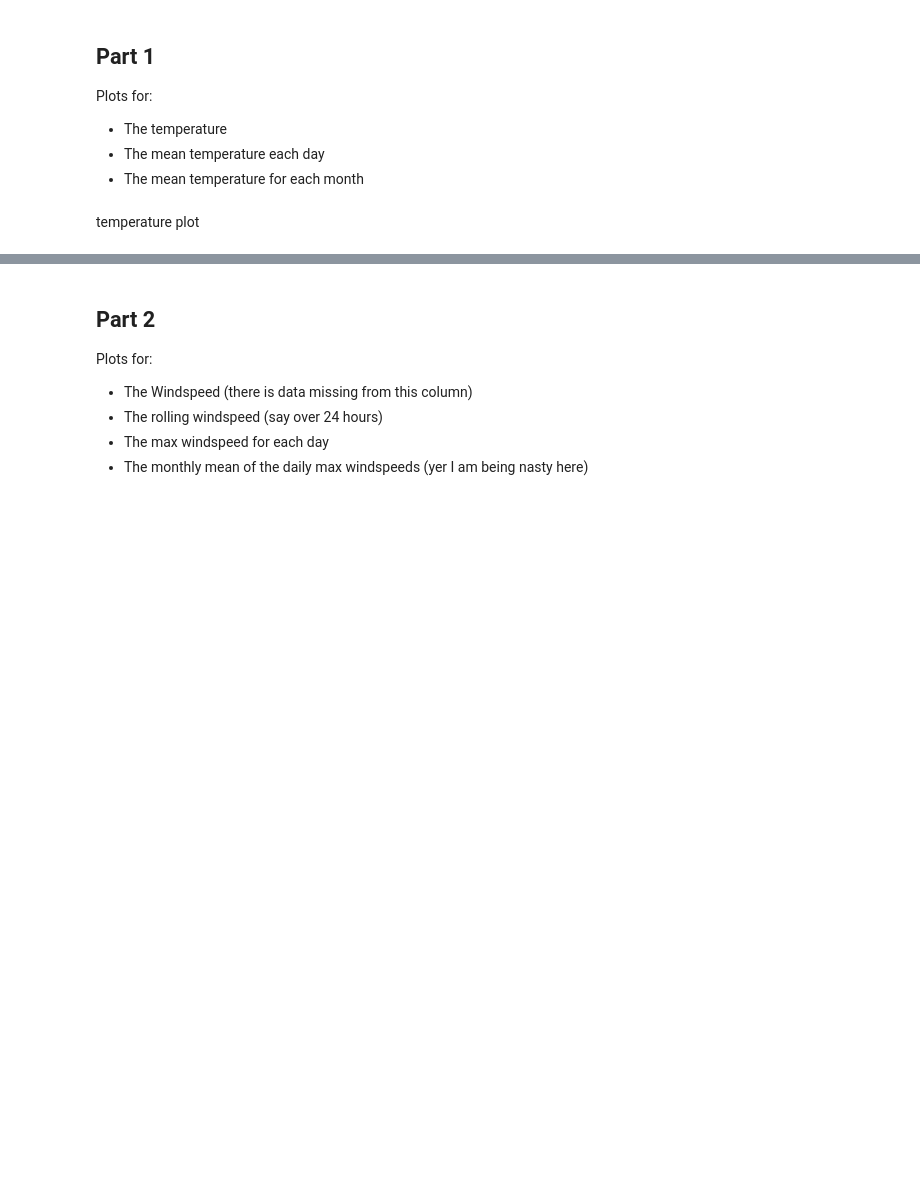
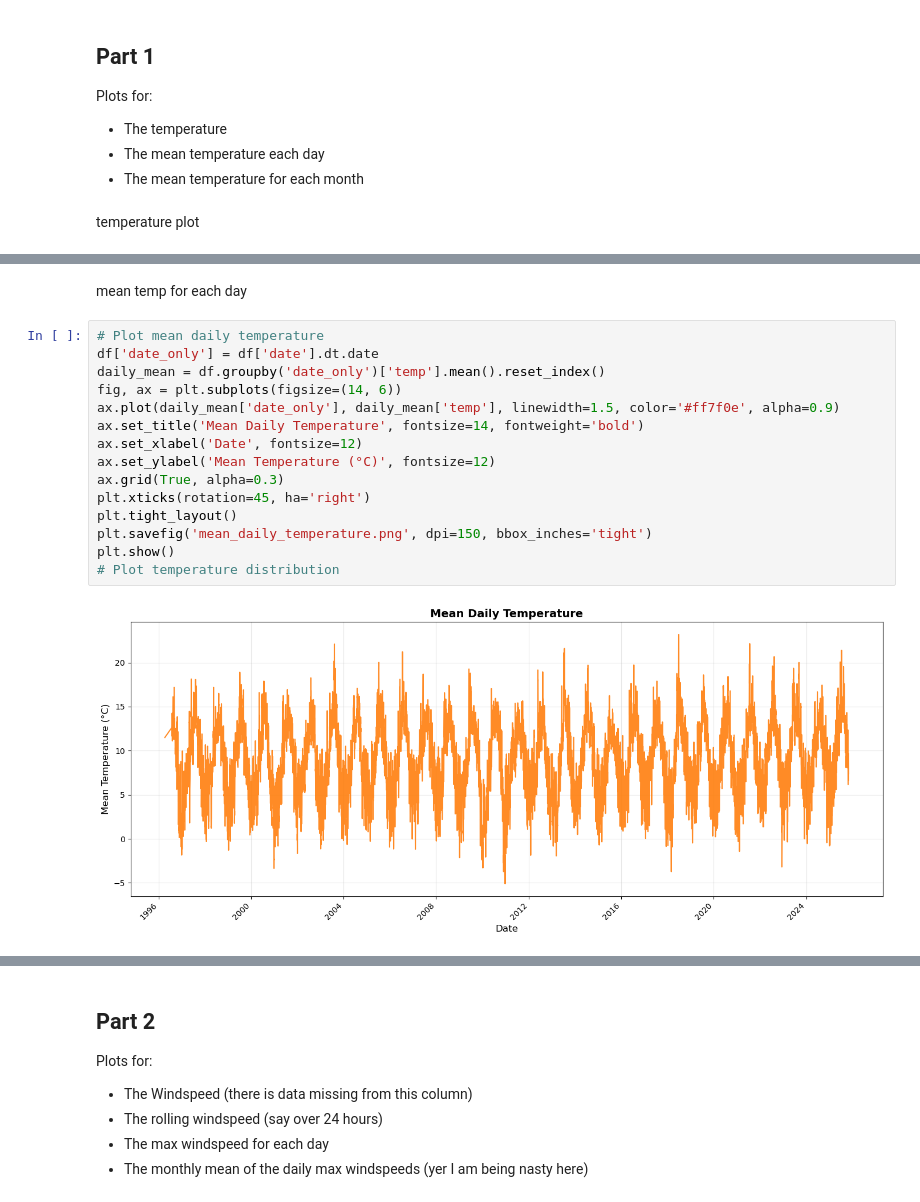
Before and after one commit to KaiiMenai/programming-for-data-analytics, a Jupyter notebook: pfda-assignments/assignment06-weather.ipynb, the cells around one changed output, grey strips where cells are left out. Drawn from its saved outputs; the diff is of its cells as text; blank space fills up the shorter version.

```diff
--- a/pfda-assignments/assignment06-weather.ipynb
+++ b/pfda-assignments/assignment06-weather.ipynb
@@ -66,0 +93,19 @@ temperature plot
+# %% [markdown]
+mean temp for each day
+# %%
+# Plot mean daily temperature
+df['date_only'] = df['date'].dt.date
+daily_mean = df.groupby('date_only')['temp'].mean().reset_index()
+fig, ax = plt.subplots(figsize=(14, 6))
+ax.plot(daily_mean['date_only'], daily_mean['temp'], linewidth=1.5, color='#ff7f0e', alpha=0.9)
+ax.set_title('Mean Daily Temperature', fontsize=14, fontweight='bold')
+ax.set_xlabel('Date', fontsize=12)
+ax.set_ylabel('Mean Temperature (°C)', fontsize=12)
+ax.grid(True, alpha=0.3)
+plt.xticks(rotation=45, ha='right')
+plt.tight_layout()
+plt.savefig('mean_daily_temperature.png', dpi=150, bbox_inches='tight')
+plt.show()
+# Plot temperature distribution
+# %% [output]
+[figure, added]
```
Also changed, not shown: parts of 6 cells of this notebook, 4 other files.
